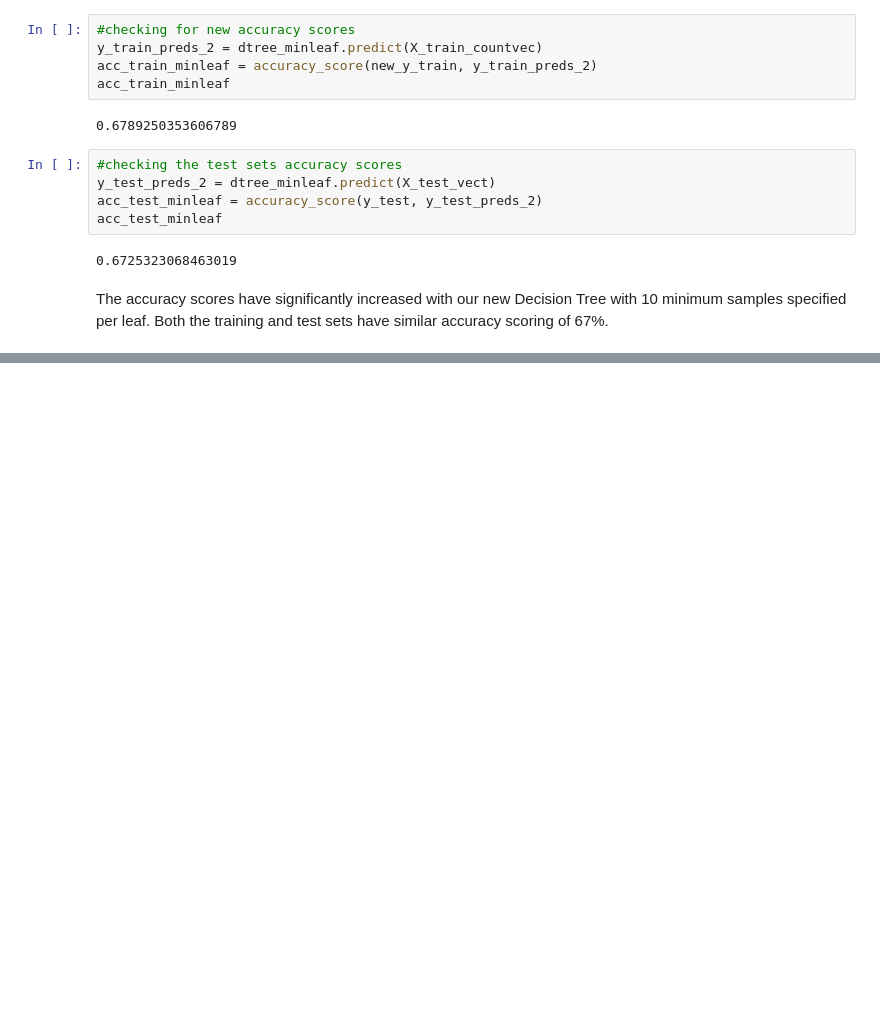
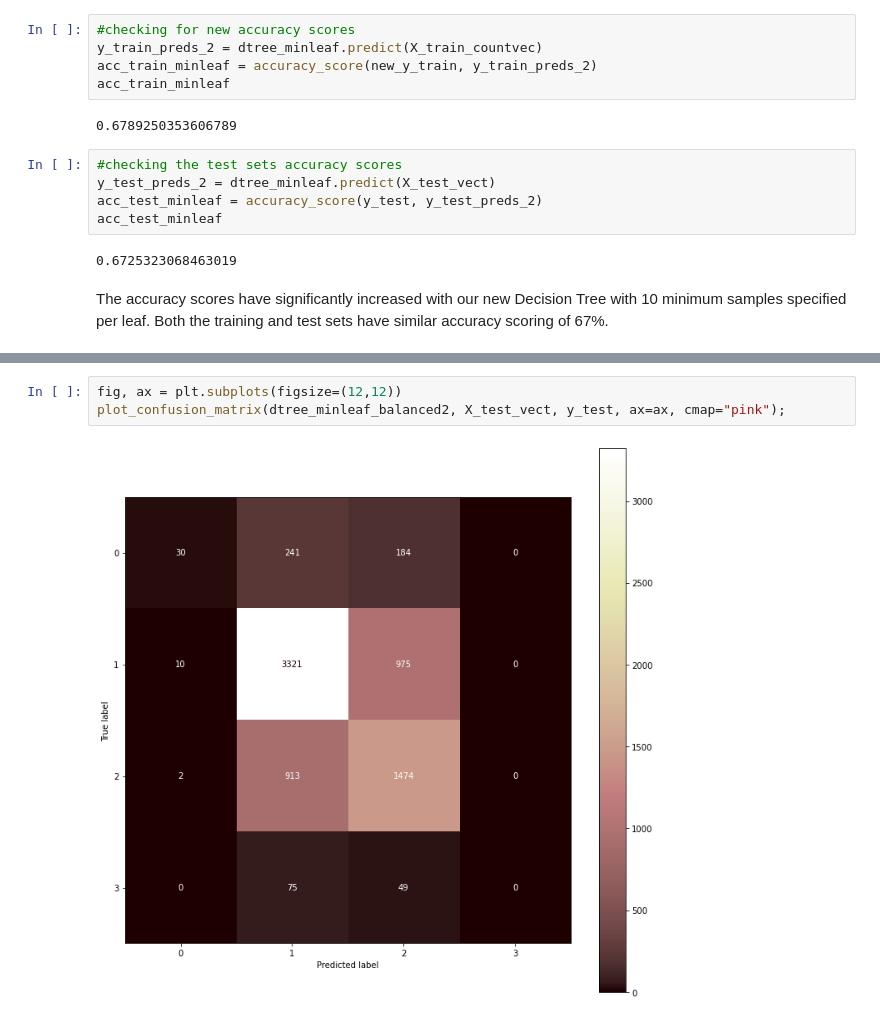
Before and after one commit to AJMarshall-25/Tweet_NLP_Project, a Jupyter notebook: notebooks/Samantha/sam_111621_1014am.ipynb, the cells around one changed output, grey strips where cells are left out. Saved outputs shown, nothing was run; the diff lists cells and outputs as text; blank space fills up the shorter version.

```diff
--- a/notebooks/Samantha/sam_111621_1014am.ipynb
+++ b/notebooks/Samantha/sam_111621_1014am.ipynb
@@ -421,0 +452,5 @@ The accuracy scores have significantly increased with our new Decision Tree with
+# %%
+fig, ax = plt.subplots(figsize=(12,12))
+plot_confusion_matrix(dtree_minleaf_balanced2, X_test_vect, y_test, ax=ax, cmap="pink");
+# %% [output]
+[figure, added]
```
Also changed, not shown: parts of 4 cells of this notebook.
